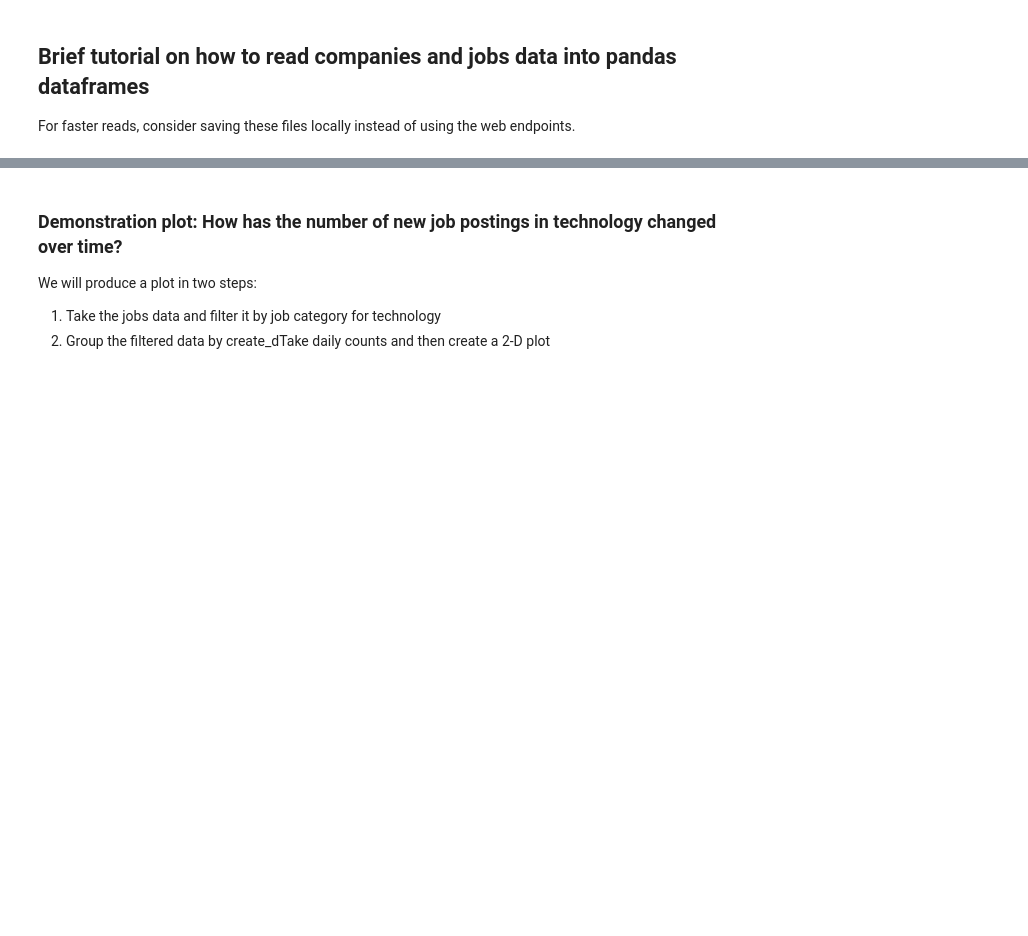
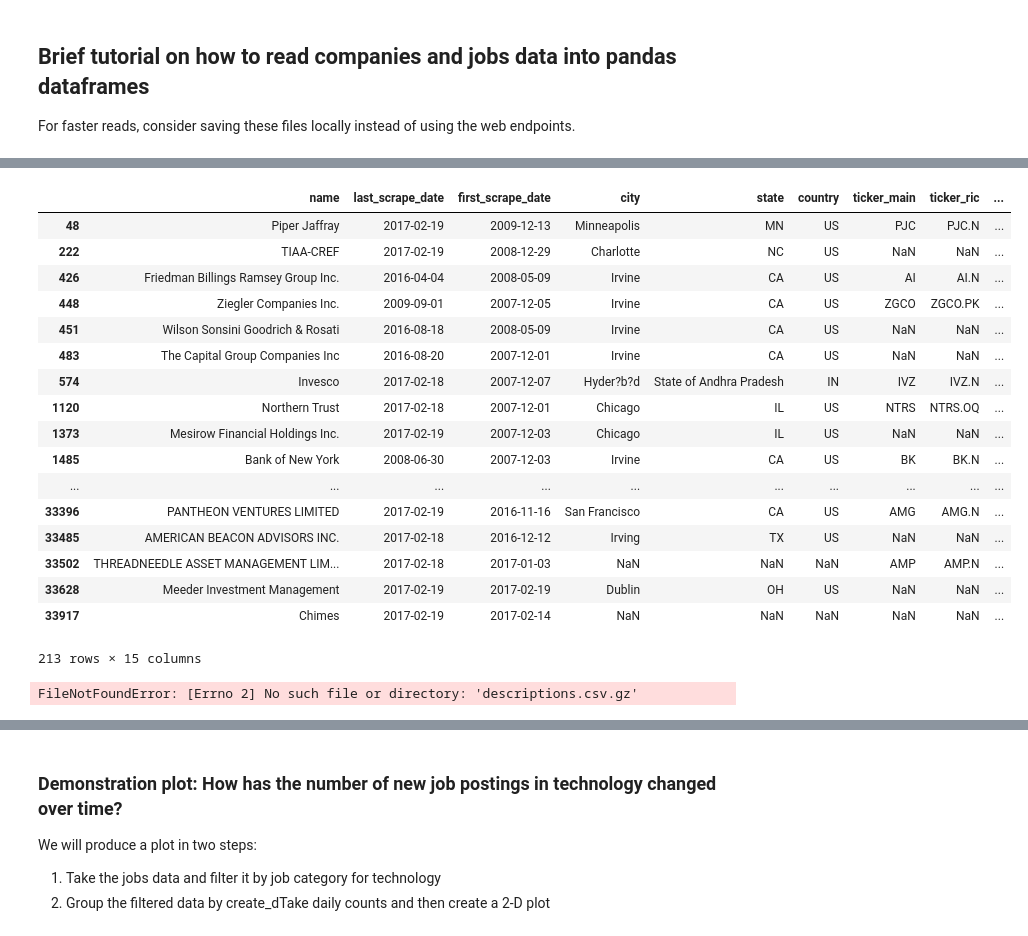
Before and after one commit to RogersEpstein/MITDatathon2017, a Jupyter notebook: tutorial.ipynb, the cells around one changed output, grey strips where cells are left out. Cells and saved outputs as stored; diff of their text form; code cells hidden in the pictures; blank space fills up the shorter version.

```diff
--- a/tutorial.ipynb
+++ b/tutorial.ipynb
@@ -42,5 +36,30 @@ companies[companies.name=="Target"]
+# %%
+companies = pd.read_csv("companies.csv")
+#companies[companies['name'] == "Morgan Stanley"]
+companies[companies['trc_industry_group'] == "Investment Banking & Investment Services"]
+# %% [output]
+|  | name | last_scrape_date | first_scrape_date | city | state | country | ticker_main | ticker_ric | ... |
+| 48 | Piper Jaffray | 2017-02-19 | 2009-12-13 | Minneapolis | MN | US | PJC | PJC.N | ... |
+| 222 | TIAA-CREF | 2017-02-19 | 2008-12-29 | Charlotte | NC | US | NaN | NaN | ... |
+| 426 | Friedman Billings Ramsey Group Inc. | 2016-04-04 | 2008-05-09 | Irvine | CA | US | AI | AI.N | ... |
+| 448 | Ziegler Companies Inc. | 2009-09-01 | 2007-12-05 | Irvine | CA | US | ZGCO | ZGCO.PK | ... |
+| 451 | Wilson Sonsini Goodrich & Rosati | 2016-08-18 | 2008-05-09 | Irvine | CA | US | NaN | NaN | ... |
+| 483 | The Capital Group Companies Inc | 2016-08-20 | 2007-12-01 | Irvine | CA | US | NaN | NaN | ... |
+| 574 | Invesco | 2017-02-18 | 2007-12-07 | Hyder?b?d | State of Andhra Pradesh | IN | IVZ | IVZ.N | ... |
+| 1120 | Northern Trust | 2017-02-18 | 2007-12-01 | Chicago | IL | US | NTRS | NTRS.OQ | ... |
+| 1373 | Mesirow Financial Holdings Inc. | 2017-02-19 | 2007-12-03 | Chicago | IL | US | NaN | NaN | ... |
+| 1485 | Bank of New York | 2008-06-30 | 2007-12-03 | Irvine | CA | US | BK | BK.N | ... |
+| ... | ... | ... | ... | ... | ... | ... | ... | ... | ... |
+| 33396 | PANTHEON VENTURES LIMITED | 2017-02-19 | 2016-11-16 | San Francisco | CA | US | AMG | AMG.N | ... |
+| 33485 | AMERICAN BEACON ADVISORS INC. | 2017-02-18 | 2016-12-12 | Irving | TX | US | NaN | NaN | ... |
+| 33502 | THREADNEEDLE ASSET MANAGEMENT LIM... | 2017-02-18 | 2017-01-03 | NaN | NaN | NaN | AMP | AMP.N | ... |
+| 33628 | Meeder Investment Management | 2017-02-19 | 2017-02-19 | Dublin | OH | US | NaN | NaN | ... |
+| 33917 | Chimes | 2017-02-19 | 2017-02-14 | NaN | NaN | NaN | NaN | NaN | ... |
+213 rows × 15 columns
 # %%
-jobs = pd.read_csv("https://s3-us-west-2.amazonaws.com/correlation1-public/MITDatathon2017/jobs.csv.gz", compression='gzip')
+jobs = pd.read_csv("descriptions.csv.gz", compression='gzip')
+# %% [output]
+FileNotFoundError: [Errno 2] No such file or directory: 'descriptions.csv.gz'
 # %%
 jobs.head()
 # %% [output]
```
Also changed, not shown: parts of 4 cells of this notebook.
